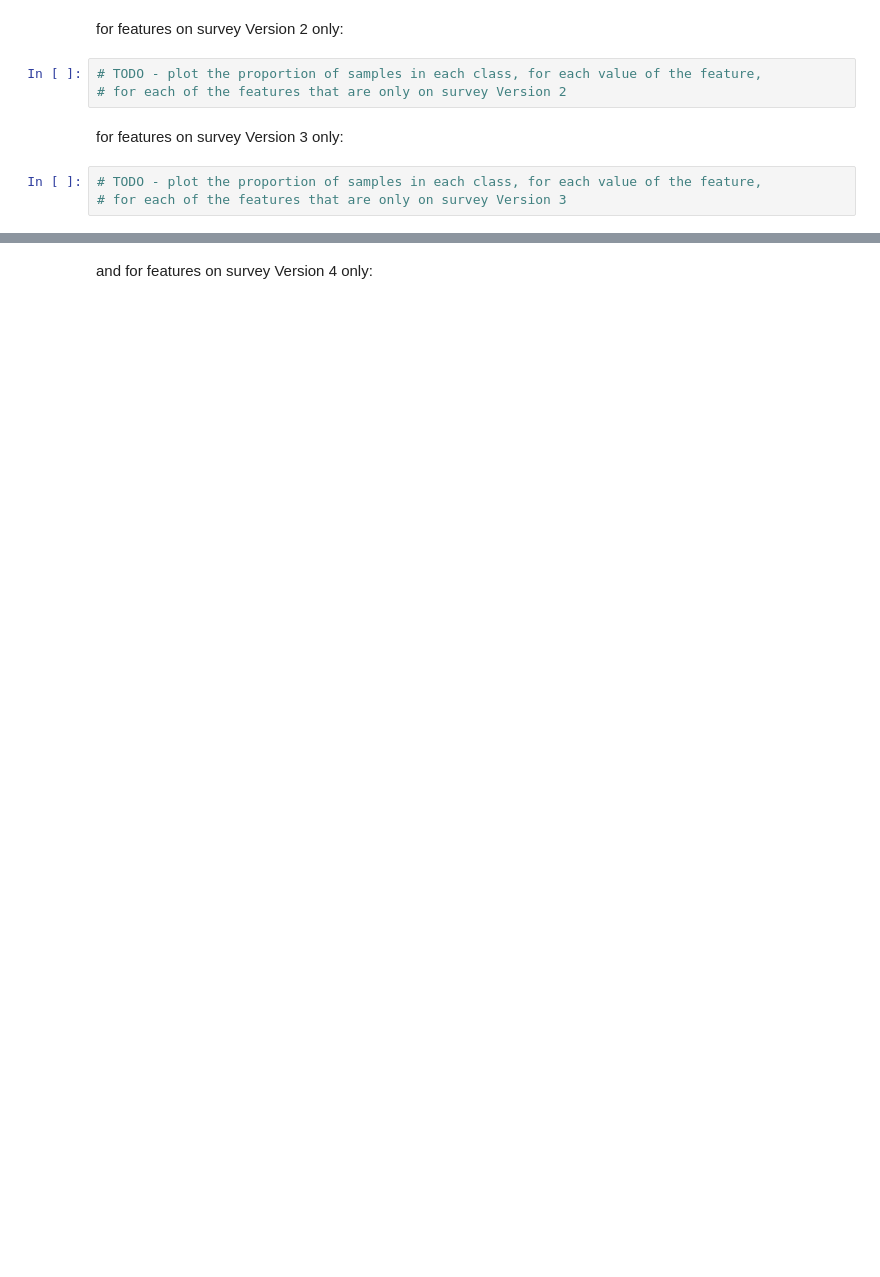
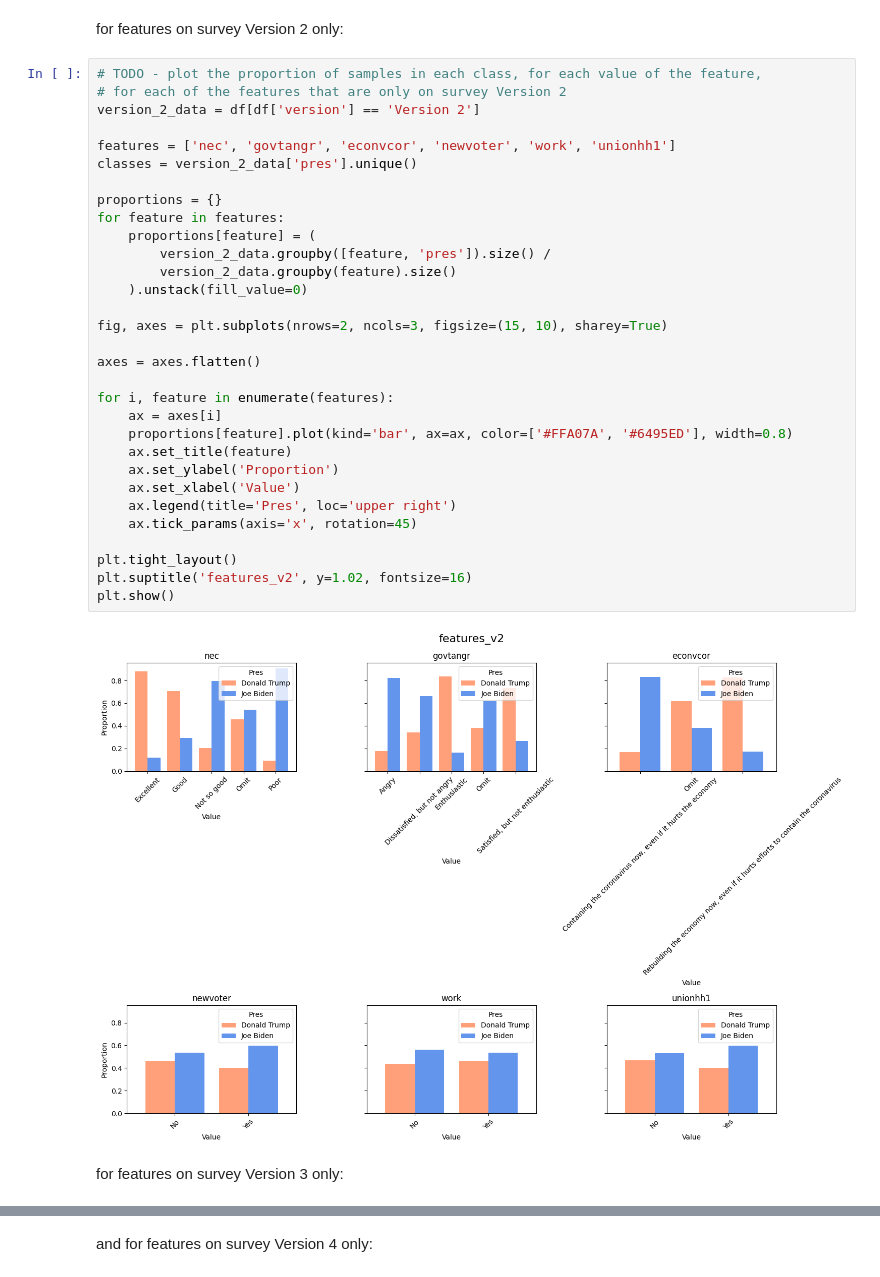
Before and after one commit to sanchoo1/coo, a Jupyter notebook: notebooks/6-knn-voter-classification-2020-hw.ipynb, the cells around one changed output, grey strips where cells are left out. Cells and saved outputs as stored; diff of their text form; blank space fills up the shorter version.

```diff
--- a/notebooks/6-knn-voter-classification-2020-hw.ipynb
+++ b/notebooks/6-knn-voter-classification-2020-hw.ipynb
@@ -1277,10 +1255,37 @@ plt.show()
 # %% [markdown]
 for features on survey Version 2 only:
-# %%
-# TODO - plot the proportion of samples in each class, for each value of the feature,
-# for each of the features that are only on survey Version 2
+# %%
+# TODO - plot the proportion of samples in each class, for each value of the feature,
+# for each of the features that are only on survey Version 2
+version_2_data = df[df['version'] == 'Version 2']
+
+features = ['nec', 'govtangr', 'econvcor', 'newvoter', 'work', 'unionhh1']
+classes = version_2_data['pres'].unique()
+
+proportions = {}
+for feature in features:
+    proportions[feature] = (
+        version_2_data.groupby([feature, 'pres']).size() /
+        version_2_data.groupby(feature).size()
+    ).unstack(fill_value=0)
+
+fig, axes = plt.subplots(nrows=2, ncols=3, figsize=(15, 10), sharey=True)
+
+axes = axes.flatten()
+
+for i, feature in enumerate(features):
+    ax = axes[i]
+    proportions[feature].plot(kind='bar', ax=ax, color=['#FFA07A', '#6495ED'], width=0.8)
+    ax.set_title(feature)
+    ax.set_ylabel('Proportion')
+    ax.set_xlabel('Value')
+    ax.legend(title='Pres', loc='upper right')
+    ax.tick_params(axis='x', rotation=45)
+
+plt.tight_layout()
+plt.suptitle('features_v2', y=1.02, fontsize=16)
+plt.show()
+# %% [output]
+[figure, added]
 # %% [markdown]
 for features on survey Version 3 only:
-# %%
-# TODO - plot the proportion of samples in each class, for each value of the feature,
-# for each of the features that are only on survey Version 3
```
Also changed, not shown: parts of 12 cells of this notebook.
